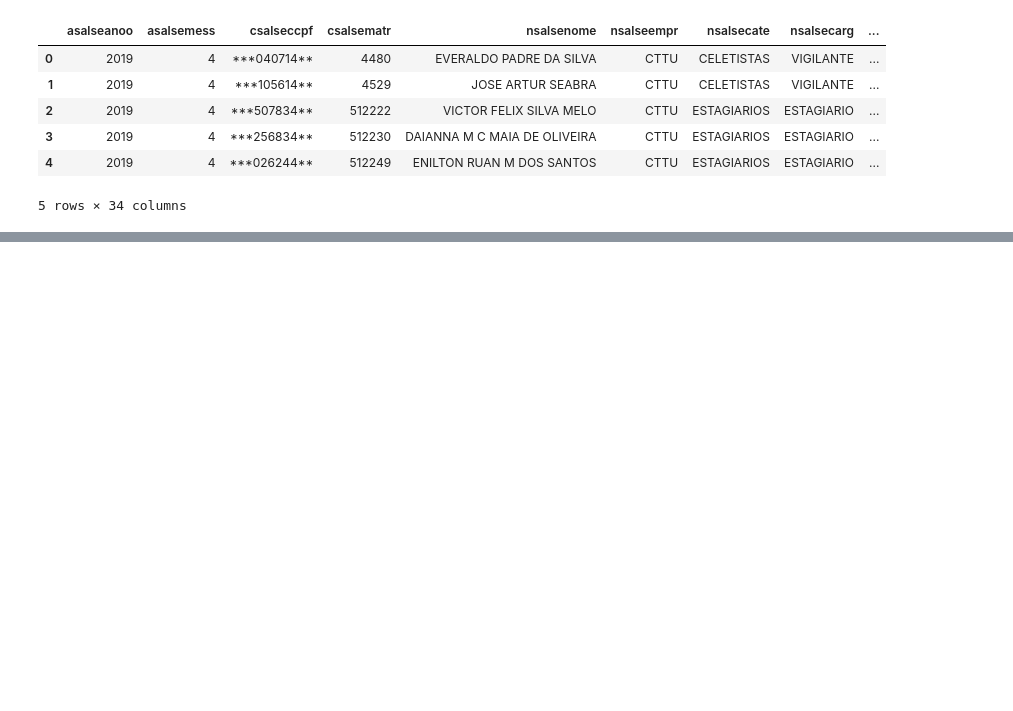
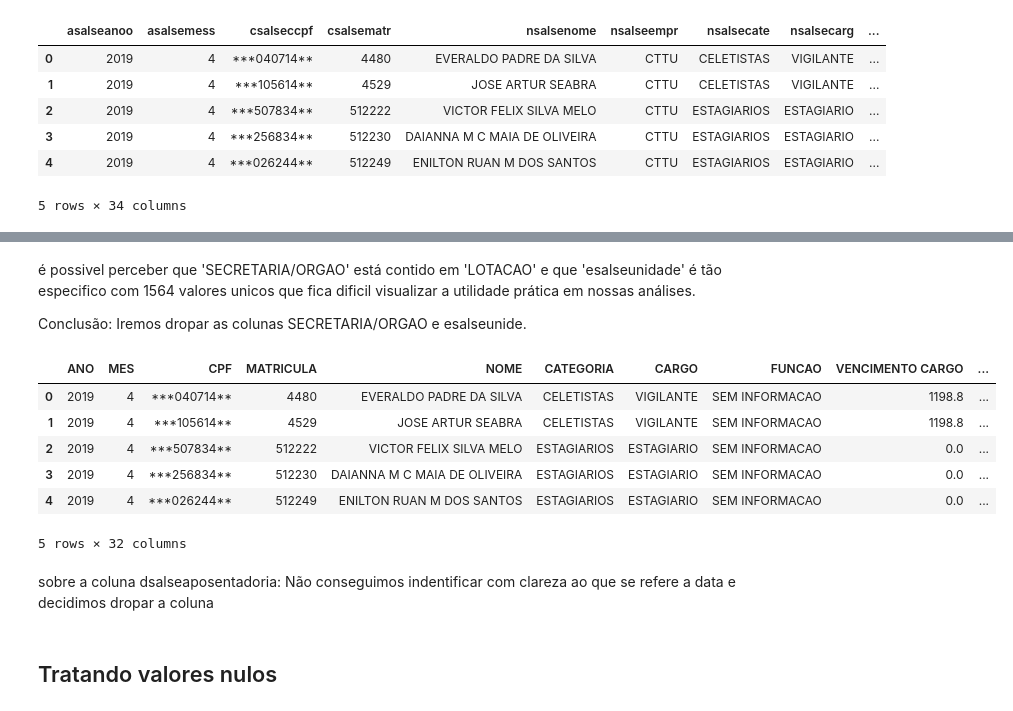
Before and after one commit to JBDhh/ProjetoBD, a Jupyter notebook: notebooks/Servidores_ETL.ipynb, the cells around one changed output, grey strips where cells are left out. Saved outputs shown, nothing was run; the diff lists cells and outputs as text; code cells hidden in the pictures; blank space fills up the shorter version.

```diff
--- a/notebooks/Servidores_ETL.ipynb
+++ b/notebooks/Servidores_ETL.ipynb
@@ -211,0 +337,18 @@ for campo in dict_dados:
+# %% [markdown]
+
+é possivel perceber que 'SECRETARIA/ORGAO' está contido em 'LOTACAO' e que 'esalseunidade' é tão especifico com 1564 valores unicos que fica dificil visualizar a utilidade prática em nossas análises.
+
+Conclusão: Iremos dropar as colunas SECRETARIA/ORGAO e esalseunide.
+# %%
+df = df.drop(columns=['SECRETARIA/ORGAO', 'esalseunidade'], axis=1) #Removendo as colunas
+df.head()
+# %% [output]
+|  | ANO | MES | CPF | MATRICULA | NOME | CATEGORIA | CARGO | FUNCAO | VENCIMENTO CARGO | ... |
+| 0 | 2019 | 4 | ***040714** | 4480 | EVERALDO PADRE DA SILVA | CELETISTAS | VIGILANTE | SEM INFORMACAO | 1198.8 | ... |
+| 1 | 2019 | 4 | ***105614** | 4529 | JOSE ARTUR SEABRA | CELETISTAS | VIGILANTE | SEM INFORMACAO | 1198.8 | ... |
+| 2 | 2019 | 4 | ***507834** | 512222 | VICTOR FELIX SILVA MELO | ESTAGIARIOS | ESTAGIARIO | SEM INFORMACAO | 0.0 | ... |
+| 3 | 2019 | 4 | ***256834** | 512230 | DAIANNA M C MAIA DE OLIVEIRA | ESTAGIARIOS | ESTAGIARIO | SEM INFORMACAO | 0.0 | ... |
+| 4 | 2019 | 4 | ***026244** | 512249 | ENILTON RUAN M DOS SANTOS | ESTAGIARIOS | ESTAGIARIO | SEM INFORMACAO | 0.0 | ... |
+5 rows × 32 columns
+# %% [markdown]
+sobre a coluna dsalseaposentadoria: Não conseguimos indentificar com clareza ao que se refere a data e decidimos dropar a coluna
@@ -211,0 +357,2 @@ for campo in dict_dados:
+# %% [markdown]
+## Tratando valores nulos
```
Also changed, not shown: parts of 31 cells of this notebook, 2 other files.
